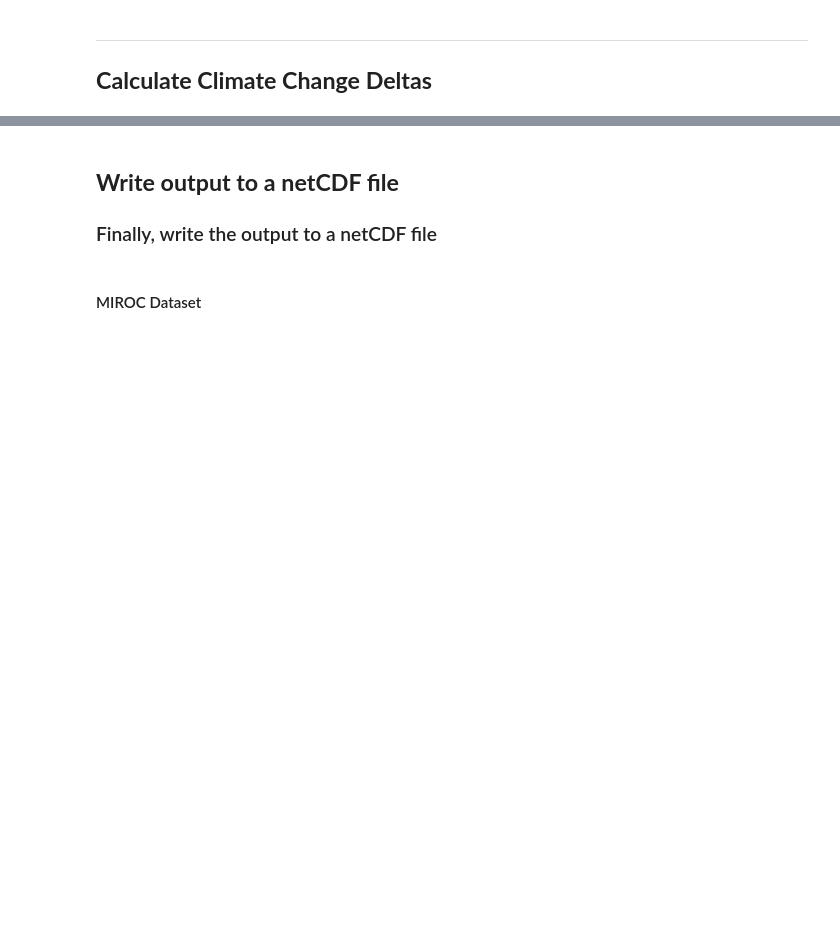
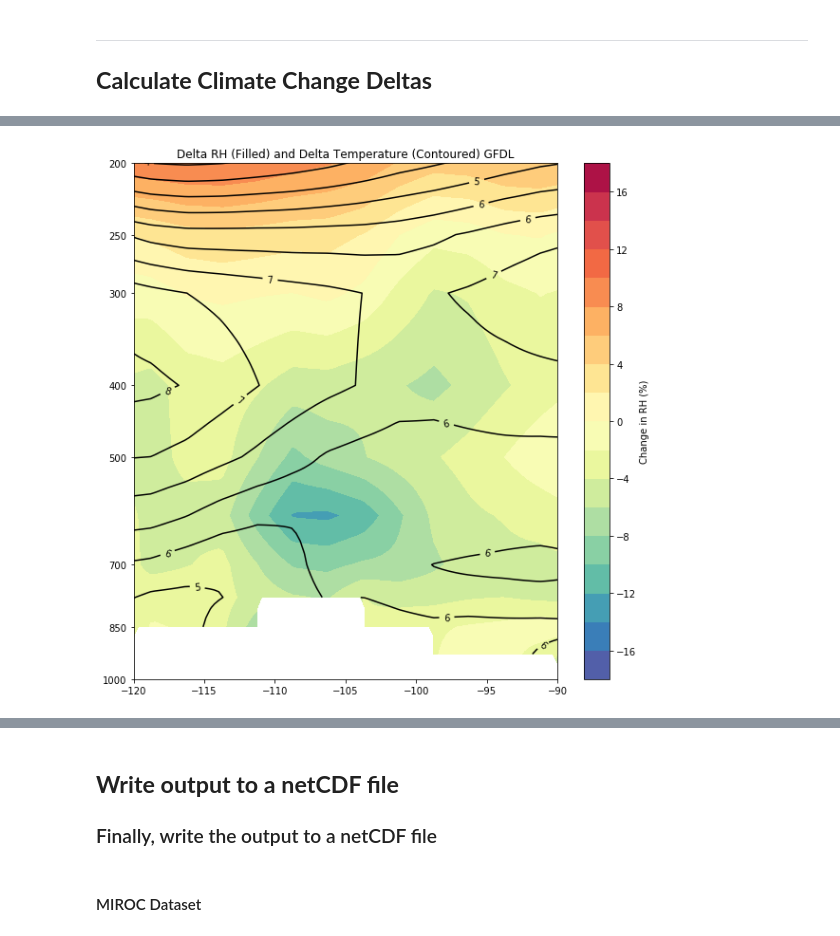
Before and after one commit to mgrover1/CMIP5_to_WRF, a Jupyter notebook: Notebooks/3D-Vars.ipynb, the cells around one changed output, grey strips where cells are left out. Saved outputs shown, nothing was run; the diff lists cells and outputs as text; code cells hidden in the pictures; blank space fills up the shorter version.

```diff
--- a/Notebooks/3D-Vars.ipynb
+++ b/Notebooks/3D-Vars.ipynb
@@ -161,7 +178,7 @@ def climo_delta_gfdl(directory_path, variable):
                            xr.open_dataset(directory_path + variable + end_path_future2).metpy.parse_cf()], dim='time')
 
     # Calculate mean variables
-    delta_ds = monthly_average(future_ds, variable, 2090, 2099) - monthly_average(historical_ds, variable)
+    delta_ds = monthly_average(future_ds, variable, 2091, 2099) - monthly_average(historical_ds, variable, 1991, 1999)
 
     # Convert vertical levels from Pascals to Hectopascals
     delta_ds['plev'].metpy.convert_units('hPa')
@@ -169,7 +186,7 @@ def climo_delta_gfdl(directory_path, variable):
     # Use log-P to interpolate
 
     # Reduce the vertical extent to 50-hPa instead of 10-hPa
-    reduced_ds = delta_ds.sel(plev = delta_ds.plev.values[:-3])
+    reduced_ds = delta_ds.isel(plev=np.where(delta_ds.plev.values >= 50)[0])
 
     # Change the vertical coordinate to ln(p)
     reduced_ds['plev'] = np.log(reduced_ds['plev'].values)
@@ -190,7 +207,7 @@ def climo_delta_gfdl(directory_path, variable):
     reordered_values = climo_delta[variable][::-1]
 
     # Fill nan values with 0 since no change will be the assumption (use initial NAM value)
-    reordered_values = reordered_values.fillna(0)
+    #reordered_values = reordered_values.fillna(0)
 
     return reordered_values.to_dataset()
 # %%
@@ -422,0 +419,4 @@ using dimensions ('lat', 'lon') from data variable hur as the horizontal dimensi
+# %%
+plot_rh(gfdl_ds, 'GFDL')
+# %% [output]
+[figure, added]
```
Also changed, not shown: parts of 29 cells of this notebook, 3 other files.
